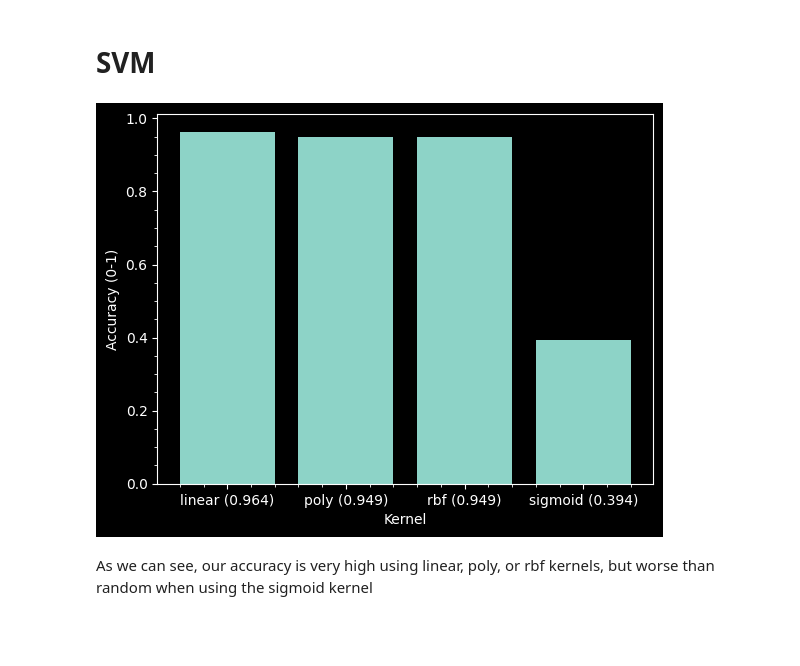
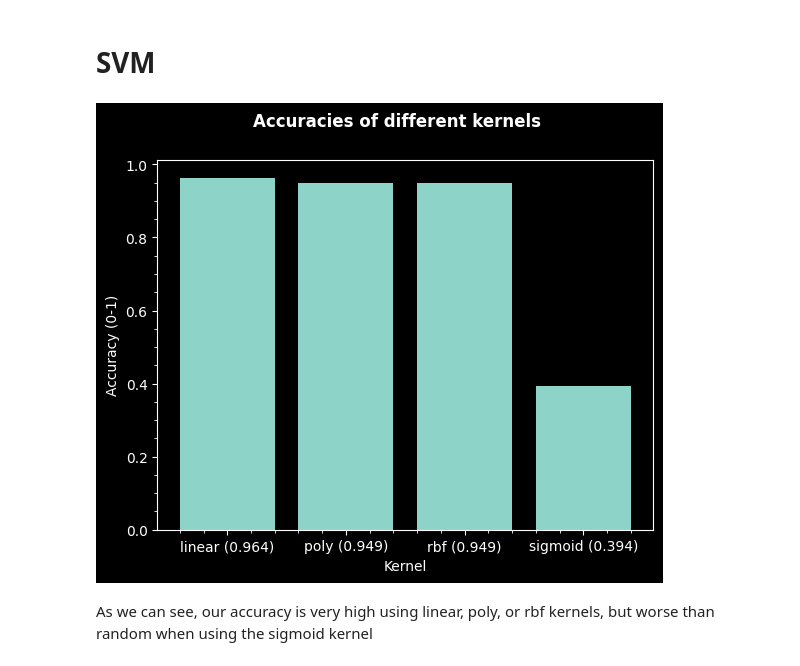
Before and after one commit to msr8/classification-project, a Jupyter notebook: main.ipynb, the cells around one changed output. Cells and saved outputs as stored; diff of their text form; code cells hidden in the pictures; blank space fills up the shorter version.

```diff
--- a/main.ipynb
+++ b/main.ipynb
@@ -138,27 +139,29 @@ As we can see, our accuracy usually remains above 0.9, and doesn't fluctuate muc
 # %%
 accuracies = {}
 
 for kernel in KERNELS:
     # Creating a SVM classifier
     svm_model = SVC(kernel=kernel)
     # Training the classifier
     svm_model.fit(x_train, y_train)
     # Making predictions
     y_pred = svm_model.predict(x_test)
     # Calculating accuracy
     accuracy = accuracy_score(y_test, y_pred)
     # Storing it in our dict
     accuracies[kernel] = accuracy
 
 # Plotting our findings and displaying them
+plt.suptitle('Accuracies of different kernels')
+# plt.title?
 plt.xlabel('Kernel')
 plt.ylabel('Accuracy (0-1)')
 x_vals = [f'{i} ({round(accuracies[i],ROUND_FACTOR)})' for i in accuracies.keys()]
 plt.bar(x_vals, accuracies.values())
 plt.savefig('assets/svm.png')
 plt.show()
 # %% [output]
-[figure, old version]
+[figure, new version]
 # %% [markdown]
 As we can see, our accuracy is very high using linear, poly, or rbf kernels, but worse than random when using the sigmoid kernel
 # %% [markdown]
```
Also changed, not shown: parts of 2 cells of this notebook, 7 other files.
